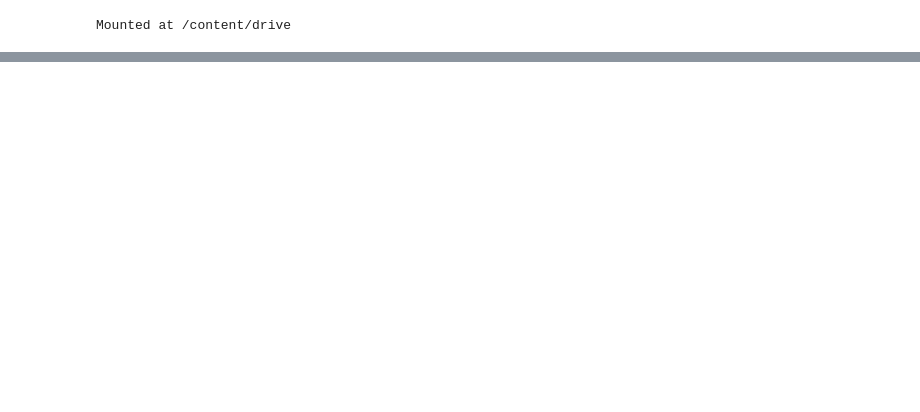
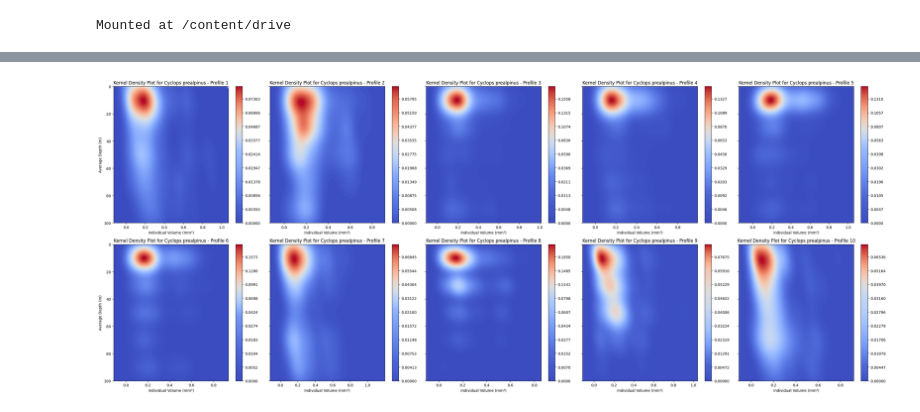
Before and after one commit to JerKeller/MP-Ecotaxa, a Jupyter notebook: DVM_april.ipynb, the cells around one changed output, grey strips where cells are left out. Drawn from its saved outputs; the diff is of its cells as text; code cells hidden in the pictures; blank space fills up the shorter version.

```diff
--- a/DVM_april.ipynb
+++ b/DVM_april.ipynb
@@ -37,0 +276,38 @@ sub2 = sub1[(sub1['Taxa'] != 'badfocus<artefact') & (sub1['Taxa'] != 'fiber<detr
+# %%
+# Set the target species
+target_species = "Cyclops prealpinus"
+
+# Create a list of all profiles
+profiles = [profile_1, profile_2, profile_3, profile_4, profile_5, profile_6, profile_7, profile_8, profile_9, profile_10]
+
+# Define the number of profiles and rows
+num_profiles = len(profiles)
+num_rows = 2
+num_columns = num_profiles // num_rows
+
+# Create the figure and subplots
+fig, axes = plt.subplots(num_rows, num_columns, figsize=(6 * num_columns, 6 * num_rows), sharey=True)
+
+for idx, profile in enumerate(profiles):
+    row = idx // num_columns
+    col = idx % num_columns
+
+    species_data = profile[profile['Taxa'] == target_species].copy()
+    species_data['Avg_depth'] = (species_data['Min_depth'] + species_data['Max_depth']) / 2
+    species_data = species_data[(species_data['Avg_depth'] >= 0) & (species_data['Avg_depth'] <= 100)]
+
+    # Plot the 2D KDE with a colorbar on the appropriate subplot
+    sns.kdeplot(x=species_data['V_mm3'], y=species_data['Avg_depth'], fill=True, cmap='coolwarm', thresh=0, levels=100, cbar=True, ax=axes[row, col])
+
+    axes[row, col].set_title(f'Kernel Density Plot for {target_species} - Profile {idx+1}')
+    axes[row, col].set_xlabel('Individual Volume (mm³)')
+    axes[row, col].invert_yaxis()  # Invert y-axis to show depth from top to bottom
+    axes[row, col].set_ylim(100, 0)  # Set y-axis limits to show only depths between 0 and 100m
+
+# Set the shared y-axis label
+axes[0, 0].set_ylabel('Average Depth (m)')
+axes[1, 0].set_ylabel('Average Depth (m)')
+plt.tight_layout()
+plt.show()
+# %% [output]
+[figure, added]
```
Also changed, not shown: parts of 18 cells of this notebook.
